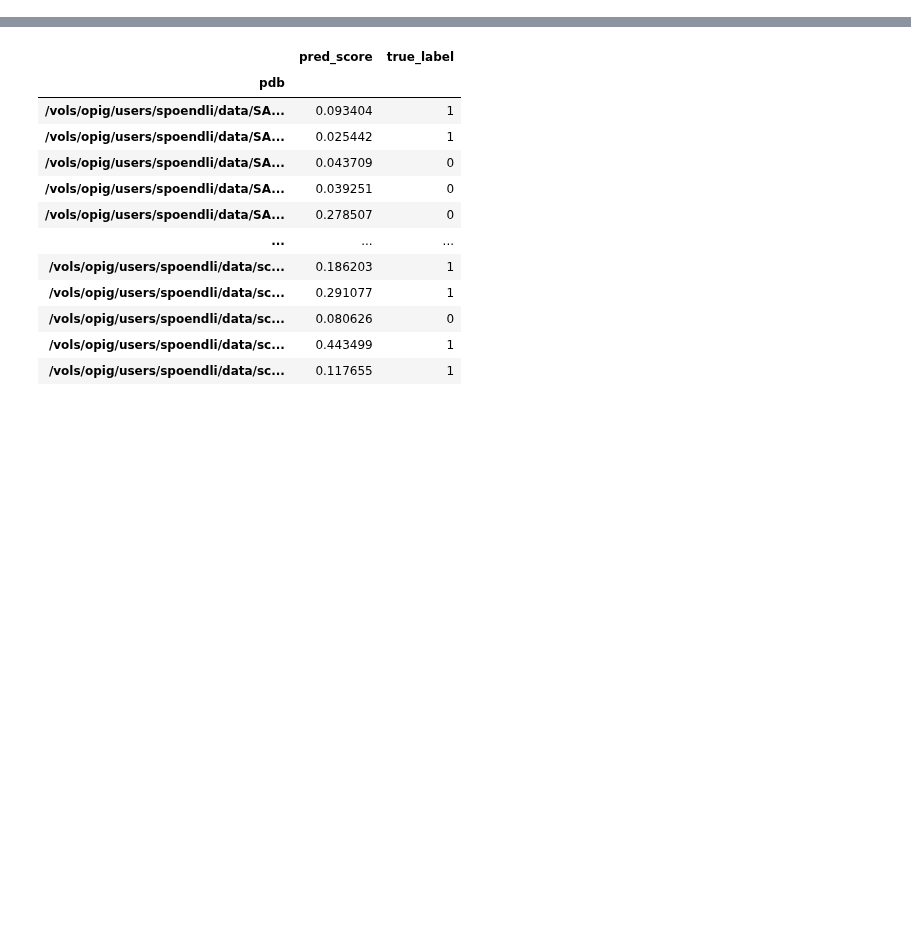
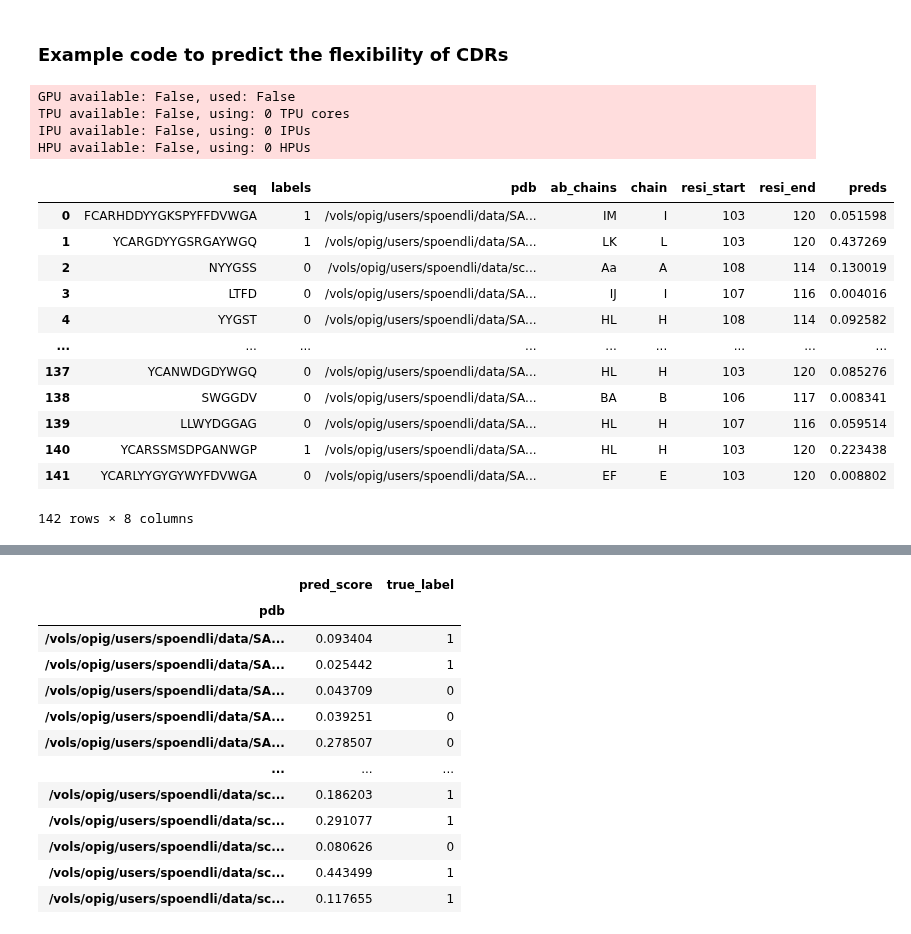
Before and after one commit to oxpig/ITsFlexible, a Jupyter notebook: notebooks/example.ipynb, the cells around one changed output, grey strips where cells are left out. Saved outputs shown, nothing was run; the diff lists cells and outputs as text; code cells hidden in the pictures; blank space fills up the shorter version.

```diff
--- a/notebooks/test.ipynb
+++ b/notebooks/example.ipynb
@@ -4,0 +1,2 @@ preds = pd.read_csv('../predictions.csv', index_col=0)
+# %% [markdown]
+### Example code to predict the flexibility of CDRs
@@ -4,0 +5,23 @@ preds = pd.read_csv('../predictions.csv', index_col=0)
+# %%
+df = classify(infile='../data/CDRH3_test_align_loop.csv',predictor='loop')
+# %% [output]
+GPU available: False, used: False
+TPU available: False, using: 0 TPU cores
+IPU available: False, using: 0 IPUs
+HPU available: False, using: 0 HPUs
+# %%
+df
+# %% [output]
+|  | seq | labels | pdb | ab_chains | chain | resi_start | resi_end | preds |
+| 0 | FCARHDDYYGKSPYFFDVWGA | 1 | /vols/opig/users/spoendli/data/SA... | IM | I | 103 | 120 | 0.051598 |
+| 1 | YCARGDYYGSRGAYWGQ | 1 | /vols/opig/users/spoendli/data/SA... | LK | L | 103 | 120 | 0.437269 |
+| 2 | NYYGSS | 0 | /vols/opig/users/spoendli/data/sc... | Aa | A | 108 | 114 | 0.130019 |
+| 3 | LTFD | 0 | /vols/opig/users/spoendli/data/SA... | IJ | I | 107 | 116 | 0.004016 |
+| 4 | YYGST | 0 | /vols/opig/users/spoendli/data/SA... | HL | H | 108 | 114 | 0.092582 |
+| ... | ... | ... | ... | ... | ... | ... | ... | ... |
+| 137 | YCANWDGDYWGQ | 0 | /vols/opig/users/spoendli/data/SA... | HL | H | 103 | 120 | 0.085276 |
+| 138 | SWGGDV | 0 | /vols/opig/users/spoendli/data/SA... | BA | B | 106 | 117 | 0.008341 |
+| 139 | LLWYDGGAG | 0 | /vols/opig/users/spoendli/data/SA... | HL | H | 107 | 116 | 0.059514 |
+| 140 | YCARSSMSDPGANWGP | 1 | /vols/opig/users/spoendli/data/SA... | HL | H | 103 | 120 | 0.223438 |
+| 141 | YCARLYYGYGYWYFDVWGA | 0 | /vols/opig/users/spoendli/data/SA... | EF | E | 103 | 120 | 0.008802 |
+142 rows × 8 columns
```
Also changed, not shown: parts of 4 cells of this notebook, 11 other files.
